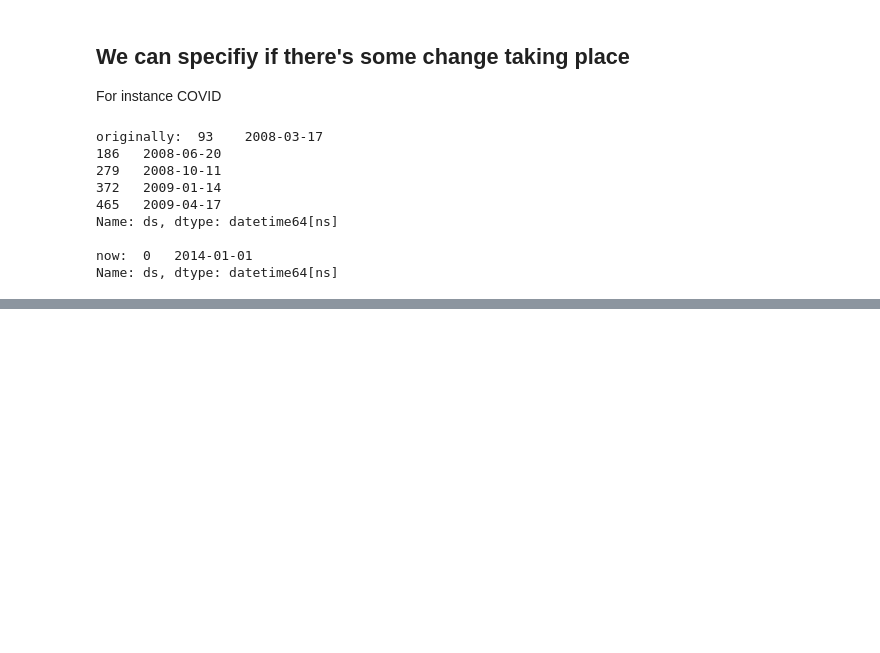
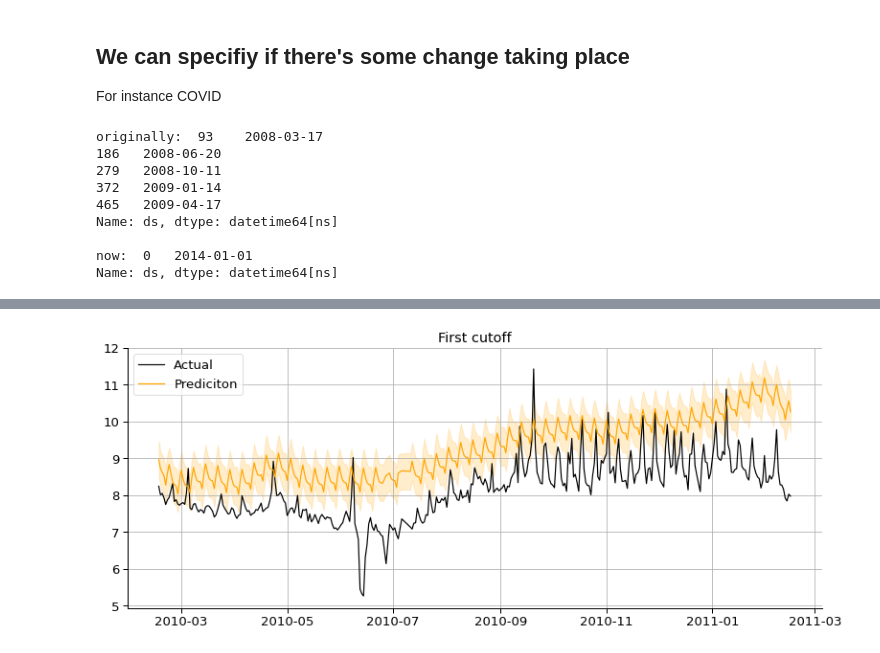
Before and after one commit to razielar/coursera_time_series_forecasting, a Jupyter notebook: coursera_time_series/week_3/3_fb_prophet/1_fb_prophet.ipynb, the cells around one changed output, grey strips where cells are left out. Cells and saved outputs as stored; diff of their text form; code cells hidden in the pictures; blank space fills up the shorter version.

Commit message:
finish prophet 1 and start exercise

```diff
--- a/coursera_time_series/week_3/3_fb_prophet/1_fb_prophet.ipynb
+++ b/coursera_time_series/week_3/3_fb_prophet/1_fb_prophet.ipynb
@@ -350,0 +350,6 @@ Name: ds, dtype: datetime64[ns]
+# %%
+m= Prophet()
+m.fit(peyton)
+# Period specifiy the cutoffs, every 180 days
+df_cv= cross_validation(m, horizon= '365 days', period= '180 days', initial= '730 days')
+# df_cv = cross_validation(m, initial='730 days', period='180 days', horizon = '365 days')
@@ -350,0 +372,5 @@ Name: ds, dtype: datetime64[ns]
+# %%
+# We predicted a year into the future
+first_cut= df_cv[df_cv.cutoff == datetime(2010,2,15)]
+display(first_cut.tail())
+print("CV shape: {}, First cutoff: {}, Number of cutoffs: {}".format(df_cv.shape, first_cut.shape, len(df_cv.cutoff.unique())))
@@ -350,0 +385,10 @@ Name: ds, dtype: datetime64[ns]
+# %%
+plt.plot(first_cut.ds, first_cut.y, label= "Actual", color= "black")
+plt.plot(first_cut.ds, first_cut.yhat, label= "Prediciton", color= "orange")
+plt.fill_between(first_cut.ds, first_cut.yhat_lower, first_cut.yhat_upper, color= "orange", alpha= 0.2)
+plt.title("First cutoff")
+plt.legend()
+plt.grid()
+plt.show()
+# %% [output]
+[figure, added]
```
Also changed, not shown: parts of 10 cells of this notebook, 1 other file.
